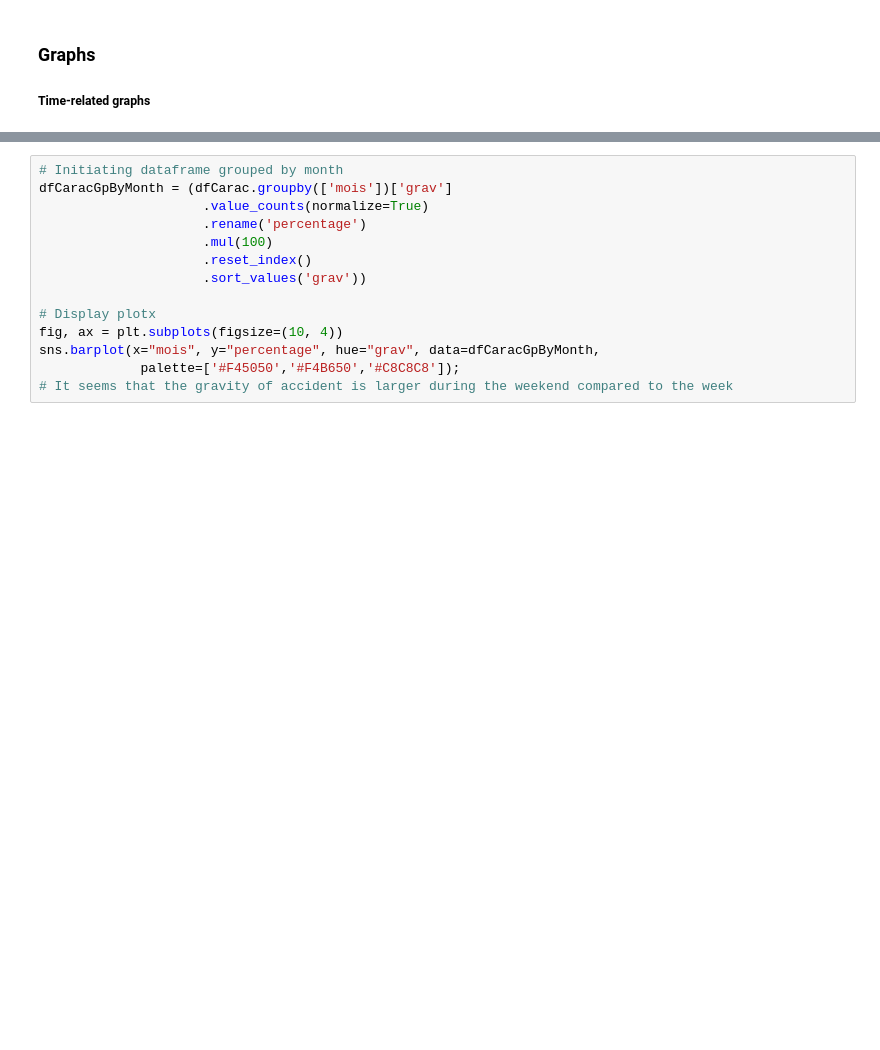
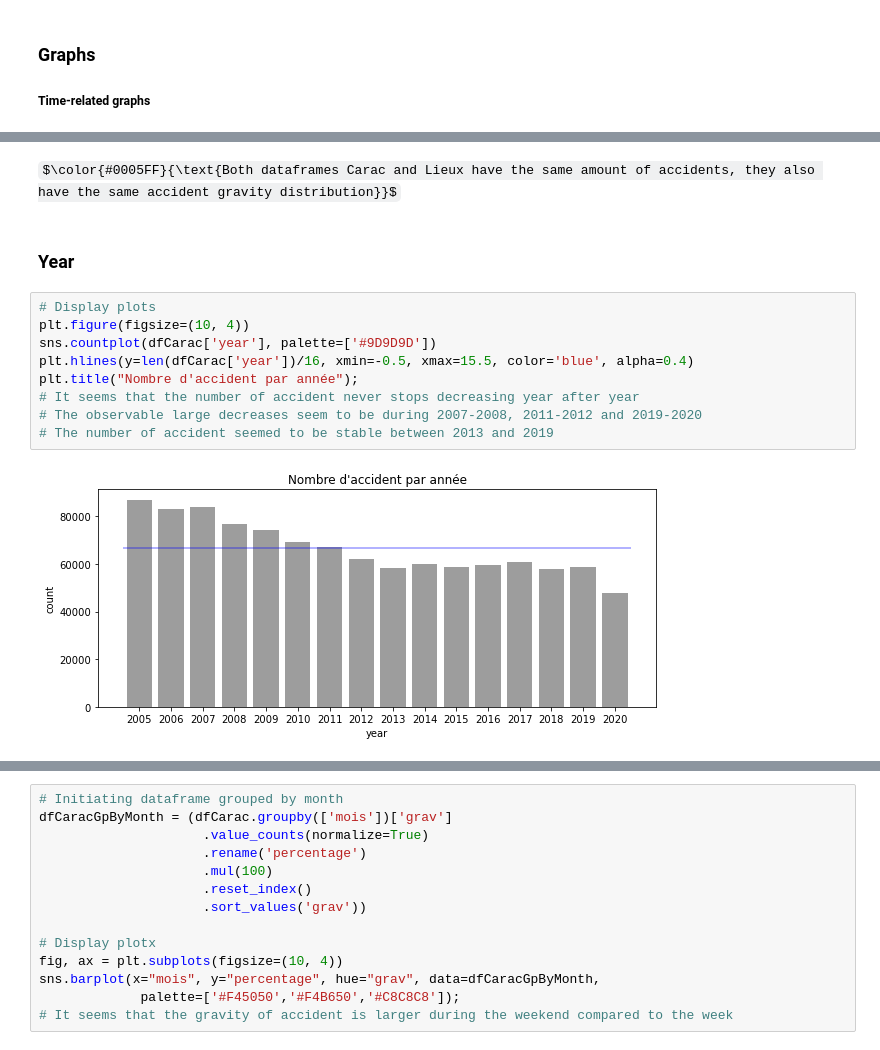
Before and after one commit to YacineHajjiDataScientist/20220814_dsProject, a Jupyter notebook: 20220821_projectDS.ipynb, the cells around one changed output, grey strips where cells are left out. Drawn from its saved outputs; the diff is of its cells as text; some formulas as TeX source; blank space fills up the shorter version.

```diff
--- a/20220821_projectDS.ipynb
+++ b/20220821_projectDS.ipynb
@@ -418,0 +360,15 @@ fig.show()
+# %% [markdown]
+$\color{#0005FF}{\text{Both dataframes Carac and Lieux have the same amount of accidents, they also have the same accident gravity distribution}}$
+# %% [markdown]
+### Year
+# %%
+# Display plots
+plt.figure(figsize=(10, 4))
+sns.countplot(dfCarac['year'], palette=['#9D9D9D'])
+plt.hlines(y=len(dfCarac['year'])/16, xmin=-0.5, xmax=15.5, color='blue', alpha=0.4)
+plt.title("Nombre d'accident par année");
+# It seems that the number of accident never stops decreasing year after year
+# The observable large decreases seem to be during 2007-2008, 2011-2012 and 2019-2020
+# The number of accident seemed to be stable between 2013 and 2019
+# %% [output]
+[figure, added]
```
Also changed, not shown: parts of 56 cells of this notebook.
